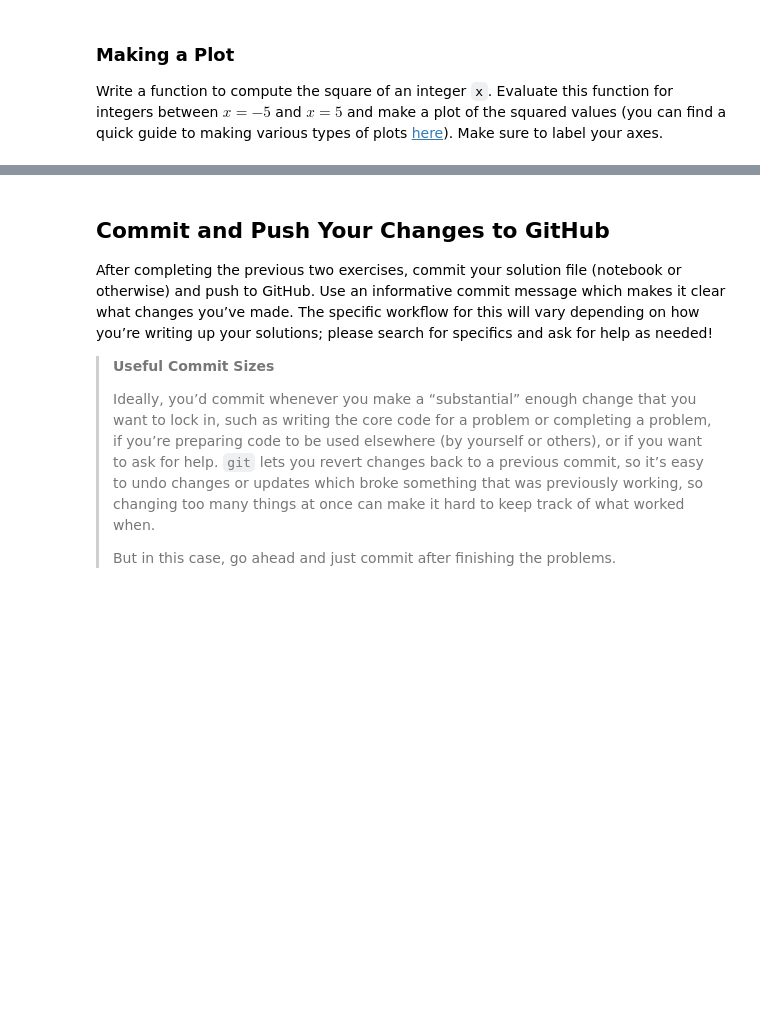
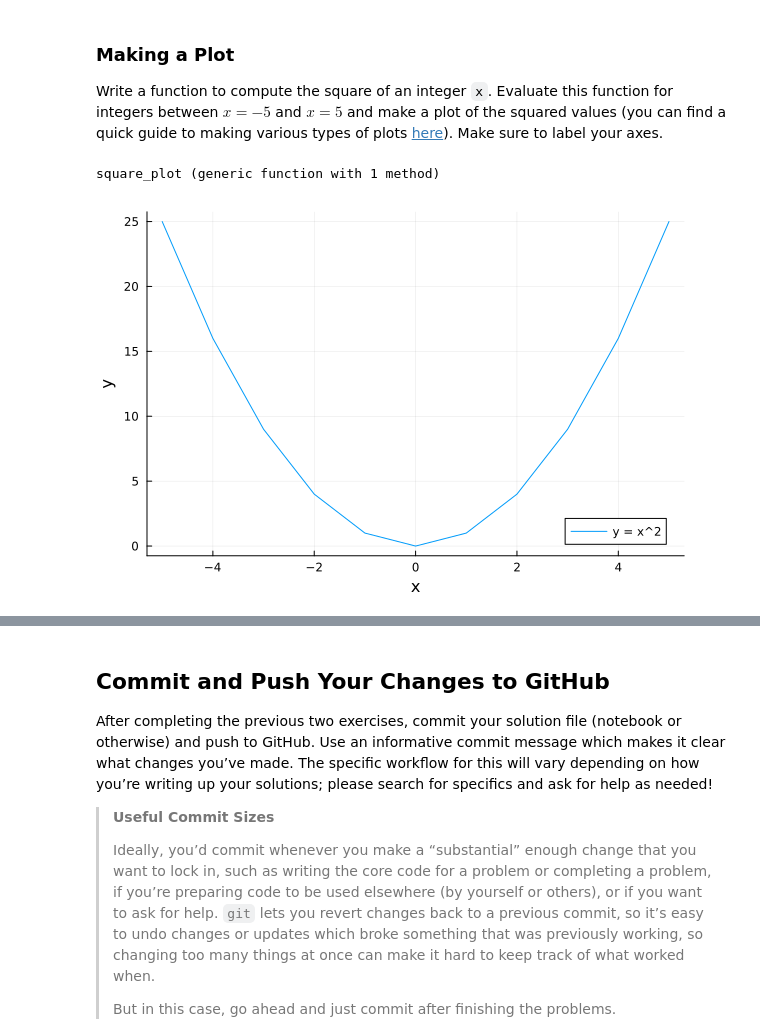
Before and after one commit to BEE4750-FA25/lab1-maozbizan, a Jupyter notebook: lab01.ipynb, the cells around one changed output, grey strips where cells are left out. Saved outputs shown, nothing was run; the diff lists cells and outputs as text; code cells hidden in the pictures; blank space fills up the shorter version.

```diff
--- a/lab01.ipynb
+++ b/lab01.ipynb
@@ -251,3 +285,21 @@ plots
 Make sure to label your axes.
 # %%
 # insert your code here
+function square_plot(x)
+    square = x*x
+    return square
+end
+# %% [output]
+square_plot (generic function with 1 method)
+# %%
+vals = collect(-5:5)
+squares = []
+for value in vals
+    push!(squares,square_plot(value))
+end
+# %%
+plot(vals,squares, label="y = x^2")
+xlabel!("x")
+ylabel!("y")
+# %% [output]
+[figure, added]
```
Also changed, not shown: parts of 6 cells of this notebook.
